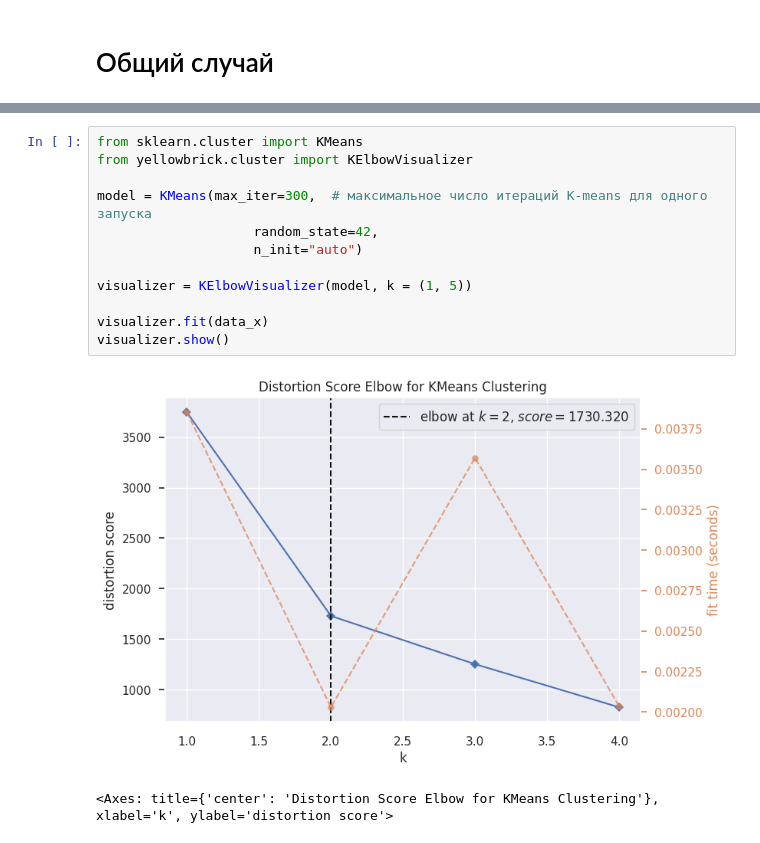
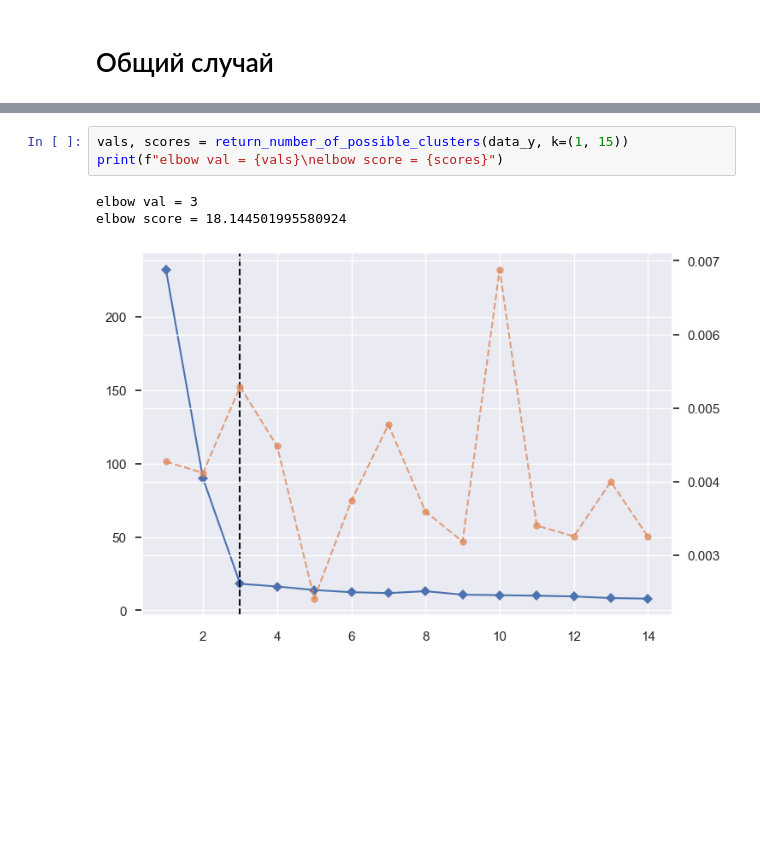
Before and after one commit to Vladislav-Kanev/Clustering_lab2, a Jupyter notebook: report.ipynb, the cells around one changed output, grey strips where cells are left out. Drawn from its saved outputs; the diff is of its cells as text; blank space fills up the shorter version.

```diff
--- a/report.ipynb
+++ b/report.ipynb
@@ -362,15 +415,7 @@ elbow score = 1730.319802329205
-# %%
-from sklearn.cluster import KMeans
-from yellowbrick.cluster import KElbowVisualizer
-
-model = KMeans(max_iter=300,  # максимальное число итераций K-means для одного запуска
-                    random_state=42,
-                    n_init="auto")
-
-visualizer = KElbowVisualizer(model, k = (1, 5))
-
-visualizer.fit(data_x)
-visualizer.show()
-# %% [output]
-[figure, removed]
-<Axes: title={'center': 'Distortion Score Elbow for KMeans Clustering'}, xlabel='k', ylabel='distortion score'>
+# %%
+vals, scores = return_number_of_possible_clusters(data_y, k=(1, 15))
+print(f"elbow val = {vals}\nelbow score = {scores}")
+# %% [output]
+elbow val = 3
+elbow score = 18.144501995580924
+[figure, added]
```
Also changed, not shown: parts of 13 cells of this notebook, 3 other files.
